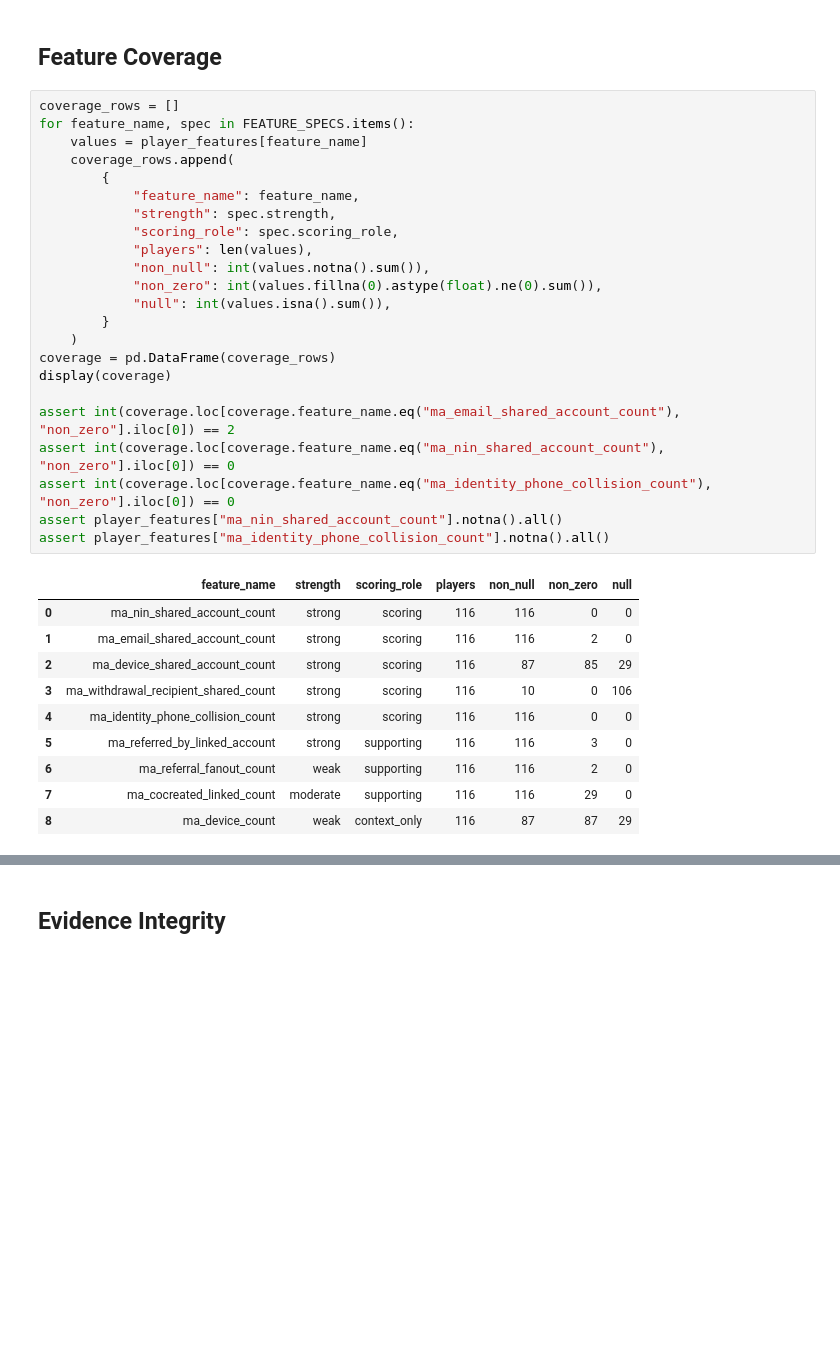
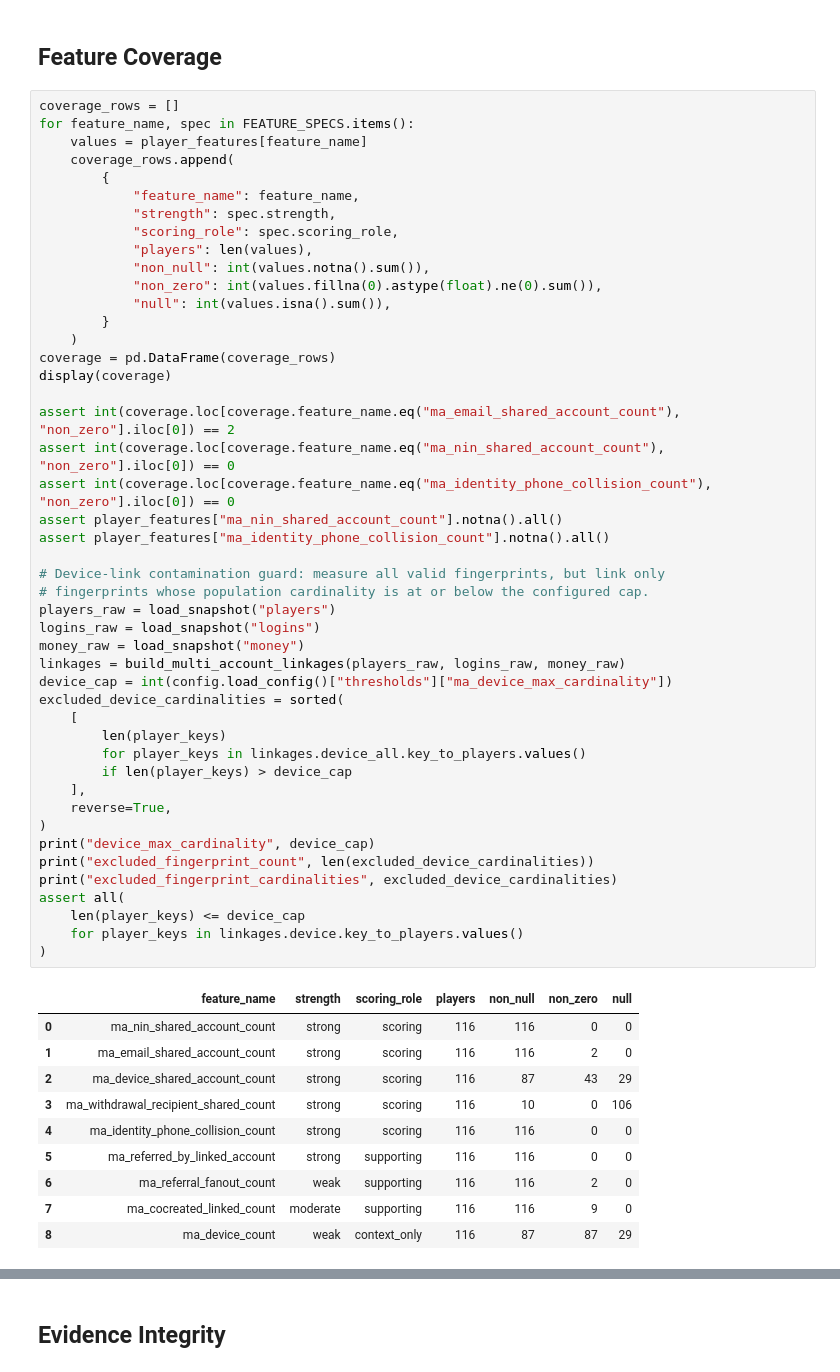
Before and after one commit to AyushDubeyaquagaming/Fraud-Detection-FS-Book, a Jupyter notebook: notebooks/03_features.ipynb, the cells around one changed output, grey strips where cells are left out. Cells and saved outputs as stored; diff of their text form; blank space fills up the shorter version.

```diff
--- a/notebooks/03_features.ipynb
+++ b/notebooks/03_features.ipynb
@@ -47,34 +52,57 @@ result.output_paths, player_features.shape, feature_evidence.shape
 # %%
 coverage_rows = []
 for feature_name, spec in FEATURE_SPECS.items():
     values = player_features[feature_name]
     coverage_rows.append(
         {
             "feature_name": feature_name,
             "strength": spec.strength,
             "scoring_role": spec.scoring_role,
             "players": len(values),
             "non_null": int(values.notna().sum()),
             "non_zero": int(values.fillna(0).astype(float).ne(0).sum()),
             "null": int(values.isna().sum()),
         }
     )
 coverage = pd.DataFrame(coverage_rows)
 display(coverage)
 
 assert int(coverage.loc[coverage.feature_name.eq("ma_email_shared_account_count"), "non_zero"].iloc[0]) == 2
 assert int(coverage.loc[coverage.feature_name.eq("ma_nin_shared_account_count"), "non_zero"].iloc[0]) == 0
 assert int(coverage.loc[coverage.feature_name.eq("ma_identity_phone_collision_count"), "non_zero"].iloc[0]) == 0
 assert player_features["ma_nin_shared_account_count"].notna().all()
 assert player_features["ma_identity_phone_collision_count"].notna().all()
+
+# Device-link contamination guard: measure all valid fingerprints, but link only
+# fingerprints whose population cardinality is at or below the configured cap.
+players_raw = load_snapshot("players")
+logins_raw = load_snapshot("logins")
+money_raw = load_snapshot("money")
+linkages = build_multi_account_linkages(players_raw, logins_raw, money_raw)
+device_cap = int(config.load_config()["thresholds"]["ma_device_max_cardinality"])
+excluded_device_cardinalities = sorted(
+    [
+        len(player_keys)
+        for player_keys in linkages.device_all.key_to_players.values()
+        if len(player_keys) > device_cap
+    ],
+    reverse=True,
+)
+print("device_max_cardinality", device_cap)
+print("excluded_fingerprint_count", len(excluded_device_cardinalities))
+print("excluded_fingerprint_cardinalities", excluded_device_cardinalities)
+assert all(
+    len(player_keys) <= device_cap
+    for player_keys in linkages.device.key_to_players.values()
+)
 # %% [output]
 |  | feature_name | strength | scoring_role | players | non_null | non_zero | null |
 | 0 | ma_nin_shared_account_count | strong | scoring | 116 | 116 | 0 | 0 |
 | 1 | ma_email_shared_account_count | strong | scoring | 116 | 116 | 2 | 0 |
-| 2 | ma_device_shared_account_count | strong | scoring | 116 | 87 | 85 | 29 |
+| 2 | ma_device_shared_account_count | strong | scoring | 116 | 87 | 43 | 29 |
 | 3 | ma_withdrawal_recipient_shared_count | strong | scoring | 116 | 10 | 0 | 106 |
 | 4 | ma_identity_phone_collision_count | strong | scoring | 116 | 116 | 0 | 0 |
-| 5 | ma_referred_by_linked_account | strong | supporting | 116 | 116 | 3 | 0 |
+| 5 | ma_referred_by_linked_account | strong | supporting | 116 | 116 | 0 | 0 |
 | 6 | ma_referral_fanout_count | weak | supporting | 116 | 116 | 2 | 0 |
-| 7 | ma_cocreated_linked_count | moderate | supporting | 116 | 116 | 29 | 0 |
+| 7 | ma_cocreated_linked_count | moderate | supporting | 116 | 116 | 9 | 0 |
 | 8 | ma_device_count | weak | context_only | 116 | 87 | 87 | 29 |
```
Also changed, not shown: parts of 5 cells of this notebook, 7 other files.
